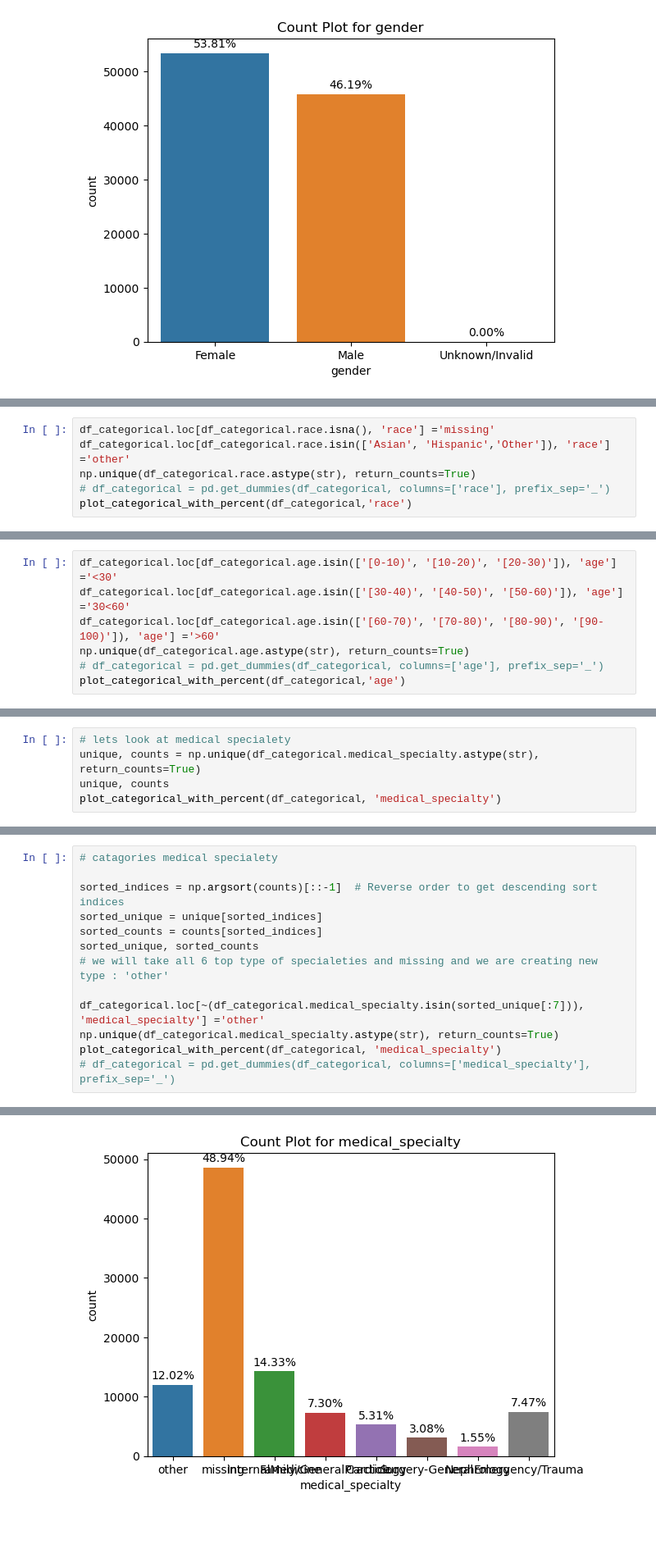
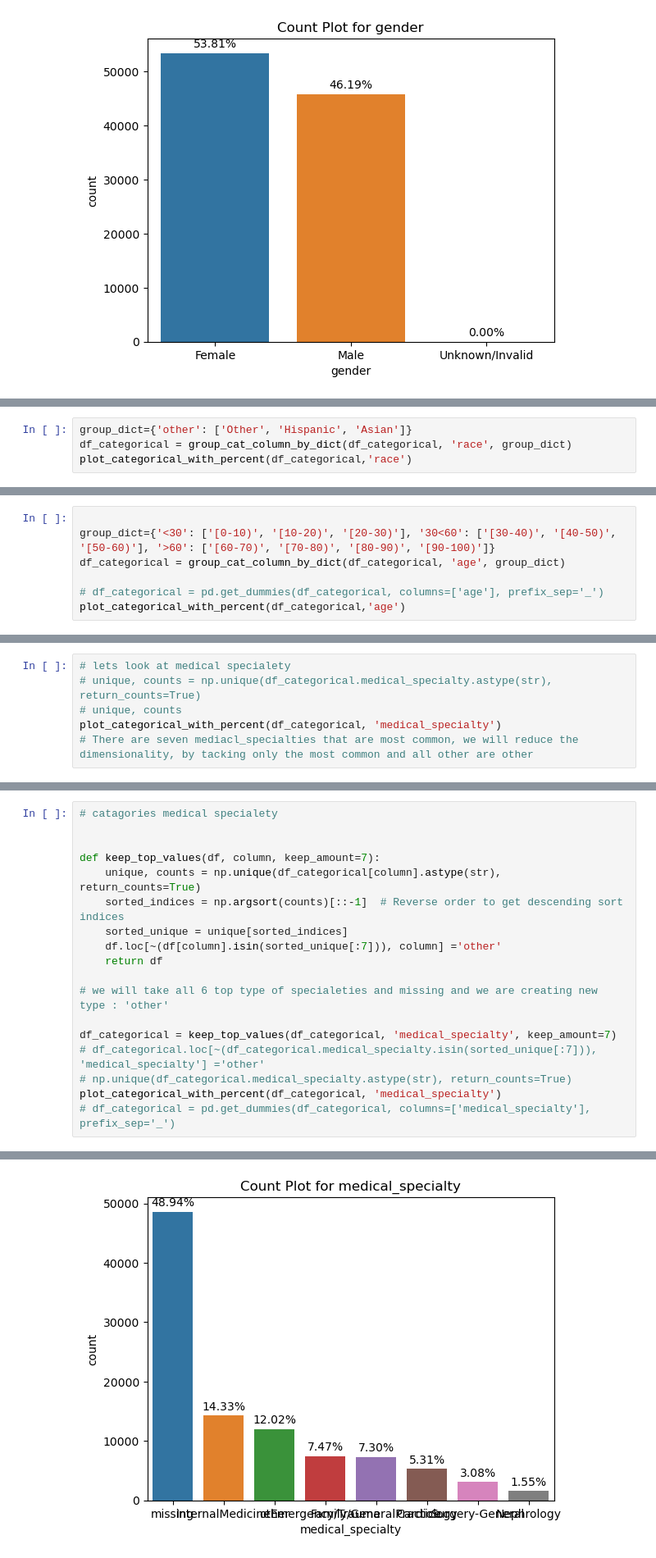
Before and after one commit to davidunga/ml-2024, a Jupyter notebook: Project.ipynb, the cells around one changed output, grey strips where cells are left out. Shown at 82% size. Cells and saved outputs as stored; diff of their text form; blank space fills up the shorter version.

```diff
--- a/Project.ipynb
+++ b/Project.ipynb
@@ -689,6 +850,0 @@ plot_categorical_with_percent(df_categorical,'admission')
-# %%
-df_categorical.loc[df_categorical.race.isna(), 'race'] ='missing'
-df_categorical.loc[df_categorical.race.isin(['Asian', 'Hispanic','Other']), 'race'] ='other'
-np.unique(df_categorical.race.astype(str), return_counts=True)
-# df_categorical = pd.get_dummies(df_categorical, columns=['race'], prefix_sep='_')
-plot_categorical_with_percent(df_categorical,'race')
@@ -699,0 +859,4 @@ plot_categorical_with_percent(df_categorical,'race')
+# %%
+group_dict={'other': ['Other', 'Hispanic', 'Asian']}
+df_categorical = group_cat_column_by_dict(df_categorical, 'race', group_dict)
+plot_categorical_with_percent(df_categorical,'race')
@@ -711,8 +875,8 @@ plot_categorical_with_percent(df_categorical,'age')
 # %%
-df_categorical.loc[df_categorical.age.isin(['[0-10)', '[10-20)', '[20-30)']), 'age'] ='<30'
-df_categorical.loc[df_categorical.age.isin(['[30-40)', '[40-50)', '[50-60)']), 'age'] ='30<60'
-df_categorical.loc[df_categorical.age.isin(['[60-70)', '[70-80)', '[80-90)', '[90-100)']), 'age'] ='>60'
-np.unique(df_categorical.age.astype(str), return_counts=True)
+
+group_dict={'<30': ['[0-10)', '[10-20)', '[20-30)'], '30<60': ['[30-40)', '[40-50)', '[50-60)'], '>60': ['[60-70)', '[70-80)', '[80-90)', '[90-100)']}
+df_categorical = group_cat_column_by_dict(df_categorical, 'age', group_dict)
+
 # df_categorical = pd.get_dummies(df_categorical, columns=['age'], prefix_sep='_')
 plot_categorical_with_percent(df_categorical,'age')
 # %% [output]
@@ -723,6 +887,7 @@ plot_categorical_with_percent(df_categorical,'age')
 # %%
 # lets look at medical specialety
-unique, counts = np.unique(df_categorical.medical_specialty.astype(str), return_counts=True)
-unique, counts
+# unique, counts = np.unique(df_categorical.medical_specialty.astype(str), return_counts=True)
+# unique, counts
 plot_categorical_with_percent(df_categorical, 'medical_specialty')
+# There are seven mediacl_specialties that are most common, we will reduce the dimensionality, by tacking only the most common and all other are other
 # %% [output]
@@ -748,14 +896,19 @@ plot_categorical_with_percent(df_categorical, 'medical_specialty')
 # %%
 # catagories medical specialety
 
-sorted_indices = np.argsort(counts)[::-1]  # Reverse order to get descending sort indices
-sorted_unique = unique[sorted_indices]
-sorted_counts = counts[sorted_indices]
-sorted_unique, sorted_counts
+
+def keep_top_values(df, column, keep_amount=7):
+    unique, counts = np.unique(df_categorical[column].astype(str), return_counts=True)
+    sorted_indices = np.argsort(counts)[::-1]  # Reverse order to get descending sort indices
+    sorted_unique = unique[sorted_indices]
+    df.loc[~(df[column].isin(sorted_unique[:7])), column] ='other'
+    return df
+
 # we will take all 6 top type of specialeties and missing and we are creating new type : 'other'
 
-df_categorical.loc[~(df_categorical.medical_specialty.isin(sorted_unique[:7])), 'medical_specialty'] ='other'
-np.unique(df_categorical.medical_specialty.astype(str), return_counts=True)
+df_categorical = keep_top_values(df_categorical, 'medical_specialty', keep_amount=7)
+# df_categorical.loc[~(df_categorical.medical_specialty.isin(sorted_unique[:7])), 'medical_specialty'] ='other'
+# np.unique(df_categorical.medical_specialty.astype(str), return_counts=True)
 plot_categorical_with_percent(df_categorical, 'medical_specialty')
 # df_categorical = pd.get_dummies(df_categorical, columns=['medical_specialty'], prefix_sep='_')
 # %% [output]
@@ -785,2 +916,2 @@ plot_categorical_with_percent(df_categorical, 'medical_specialty')
-[figure, old version]
+[figure, new version]
 # %% [markdown]
```
Also changed, not shown: parts of 98 cells of this notebook.
